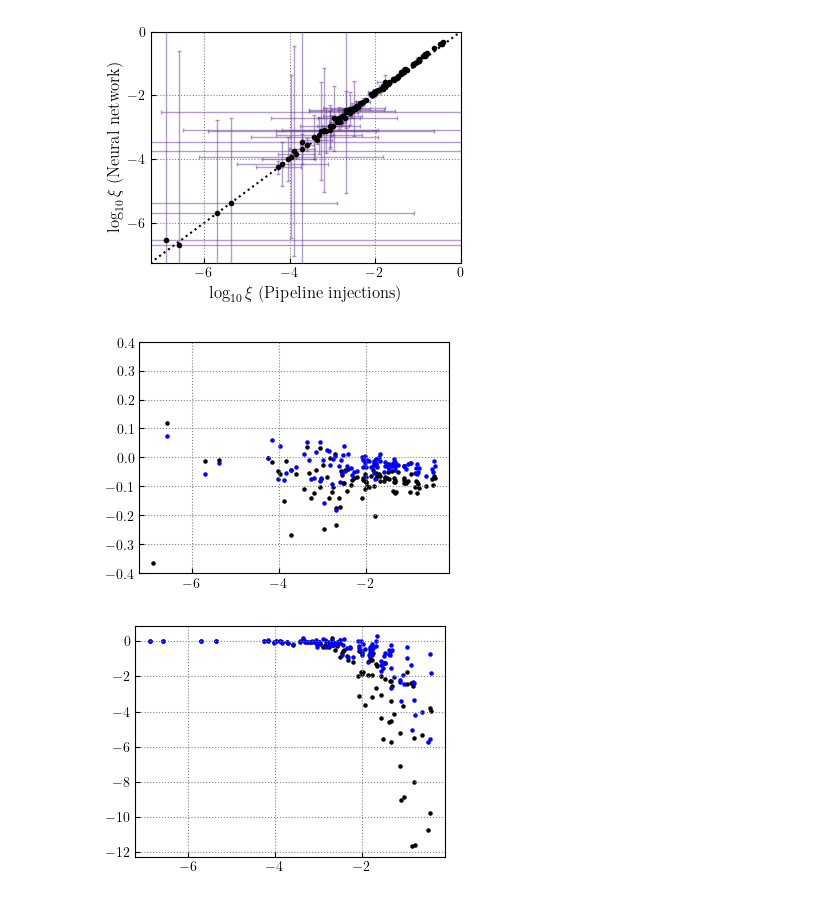
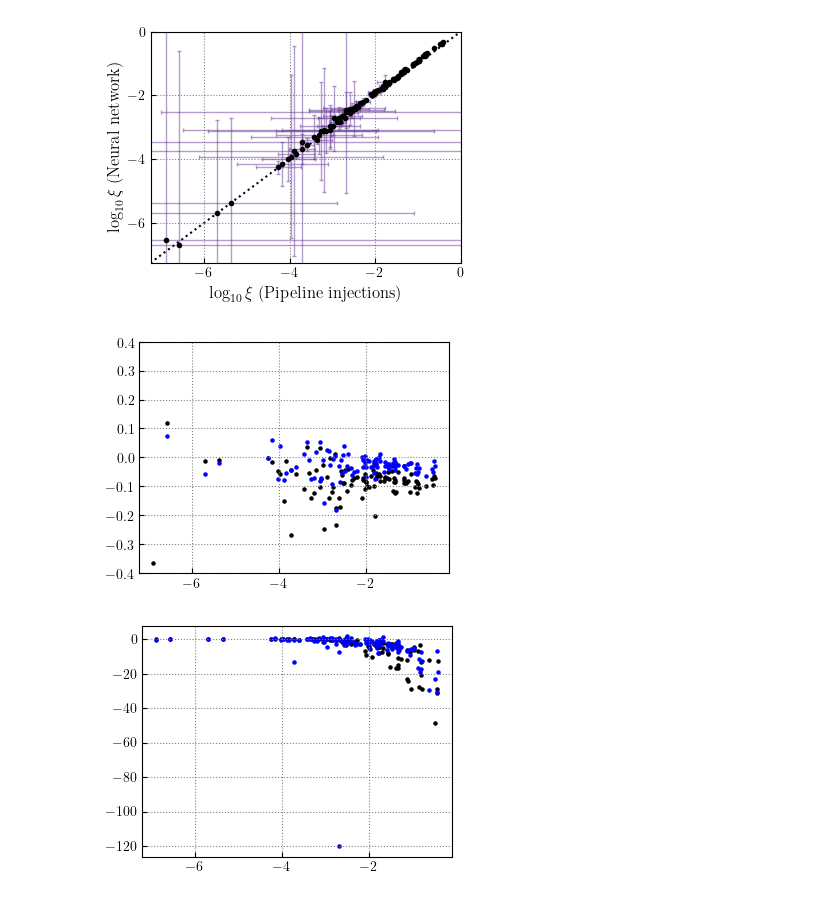
Before and after one commit to tcallister/learning-p-det, a Jupyter notebook: figures/make_figure_06.ipynb, the cells around one changed output. Drawn from its saved outputs; the diff is of its cells as text; code cells hidden in the pictures.

Commit message:
Doc edits, renaming and cleaning up figure notebooks

```diff
--- a/figures/make_figure_06.ipynb
+++ b/figures/make_figure_06.ipynb
@@ -28,6 +26,10 @@ jitted_ann = jax.jit(ann)
 # %%
-injectionData = draw_vals(100000)
+# Draw CDFs to be used in dynamic injection generation
+nDynamicInjs = 100000
+injectionData = draw_vals(nDynamicInjs)
 
+# Prepare arrays to hold various estimates of detection efficiencies and
+# effective sample counts
 n = 100
 inj_effs = np.zeros(n)
 neff_inj = np.zeros(n)
@@ -36,6 +38,7 @@ neff_nn_hybrid = np.zeros(n)
 semianalytic_effs = np.zeros(n)
 neff_semianalytic = np.zeros(n)
 
+# Draw random population hyperparameters
 alphas = np.random.normal(loc=-2,scale=3,size=n)
 kappas = np.random.normal(loc=0,scale=5,size=n)
 mu_m1 = np.random.uniform(20,50,size=n)
@@ -52,8 +55,12 @@ f_isos = np.random.random(size=n)
 mu_costs = np.random.uniform(-1,1,size=n)
 sig_costs = np.random.uniform(0.15,2.5,size=n)
 
+# Loop across random populations
 for i in tqdm.tqdm(range(n)):
 
+    # Reweight pipeline injections
+    # First array is estimated detection efficiency,
+    # second is effective number of injections
     inj_effs[i],neff_inj[i] = get_inj_efficiency(
                                     alphas[i],
                                     mu_m1[i],
@@ -71,6 +78,12 @@ for i in tqdm.tqdm(range(n)):
                                     sig_costs[i],
                                     kappas[i])
 
+    # Get detection efficiency using neural network.
+    # First array is the detection efficiency estimate,
+    # second (ignored) is the number of effective samples informing
+    # Monte Carlo estimate of detection efficiency integral, while
+    # the third is the effective number of injections upon reweighting
+    # of fixed redshift distribution to target distribution
     nn_effs_hybrid[i], _, neff_nn_hybrid[i] = get_nn_efficiency(
                                     jitted_ann,
                                     injectionData,
@@ -91,6 +104,7 @@ for i in tqdm.tqdm(range(n)):
                                     kappas[i],
                                     hybrid=True)
 
+    # Finally, get efficiency as estimated by semianalytic detections
     semianalytic_effs[i],neff_semianalytic[i] = get_semianalytic_efficiency(
                                     alphas[i],
                                     mu_m1[i],
@@ -108,12 +122,15 @@ for i in tqdm.tqdm(range(n)):
                                     sig_costs[i],
                                     kappas[i])
 # %%
-nn_stds = np.sqrt(nn_effs_hybrid/100000)
-inj_stds = np.sqrt(inj_effs/neff_inj)
+# Expected binomial standard deviations
+nn_stds = np.sqrt(nn_effs_hybrid*(1.-nn_effs_hybrid)/nDynamicInjs)
+inj_stds = np.sqrt(inj_effs*(1.-inj_effs)/neff_inj)
 
+# Compute corresponding error in log10(efficiency)
 inj_errors = inj_stds/(np.log(10.)*inj_effs)
 nn_errors = nn_stds/(np.log(10.)*nn_effs_hybrid)
 
+# Plot
 fig,ax = plt.subplots(figsize=(4,3))
 ax.plot([-8.5,0.5],[-8.5,0.5],ls=':',color='black',zorder=1)
 markers, caps, bars = ax.errorbar(np.log10(inj_effs), np.log10(nn_effs_hybrid),
@@ -141,8 +158,8 @@ plt.show()
 # %% [output]
 [figure]
 # %%
-inj_stds = np.sqrt(inj_effs/neff_inj)
-semianalytic_stds = np.sqrt(semianalytic_effs/neff_semianalytic)
+inj_stds = np.sqrt(inj_effs*(1.-inj_effs)/neff_inj)
+semianalytic_stds = np.sqrt(semianalytic_effs*(1.-semianalytic_effs)/neff_semianalytic)
 
 inj_errors = inj_stds/(np.log(10.)*inj_effs)
 semianalytic_errors = semianalytic_stds/(np.log(10.)*semianalytic_effs)
@@ -169,24 +186,26 @@ ax.set_ylabel(r'$\log_{10}\xi$ (Neural network)')
 ax.set_xlim(-7.25,0.)
 ax.set_ylim(-7.25,0.)
 ax.set_yticks(np.arange(-6,1,2))
-#plt.savefig('figure_06.pdf',bbox_inches='tight')
 plt.show()
 # %% [output]
 [figure]
 # %%
 fig,ax = plt.subplots()
 ax.scatter(np.log10(inj_effs), (np.log10(inj_effs)-np.log10(semianalytic_effs)), s=5, color='black')
 ax.scatter(np.log10(inj_effs), (np.log10(inj_effs)-np.log10(nn_effs_hybrid)), s=5, color='blue')
 ax.set_ylim(-0.4,0.4)
 plt.show()
 
+error1 = np.sqrt(inj_errors**2 + nn_errors**2)
+error2 = np.sqrt(inj_errors**2 + semianalytic_errors**2)
+
 fig,ax = plt.subplots()
-ax.scatter(np.log10(inj_effs), (np.log10(inj_effs)-np.log10(semianalytic_effs))/error2, s=5, color='black')
-ax.scatter(np.log10(inj_effs), (np.log10(inj_effs)-np.log10(nn_effs_hybrid))/error1, s=5, color='blue')
+ax.scatter(np.log10(inj_effs), (np.log10(inj_effs)-np.log10(semianalytic_effs))/semianalytic_errors, s=5, color='black')
+ax.scatter(np.log10(inj_effs), (np.log10(inj_effs)-np.log10(nn_effs_hybrid))/nn_errors, s=5, color='blue')
 plt.show()
 # %% [output]
 [figure]
-[figure, old version]
+[figure, new version]
 # %%
 error1 = np.sqrt(nn_errors**2+inj_errors**2)
 error2 = np.sqrt(semianalytic_errors**2+inj_errors**2)
```
Also changed, not shown: parts of 17 cells of this notebook, 21 other files.
